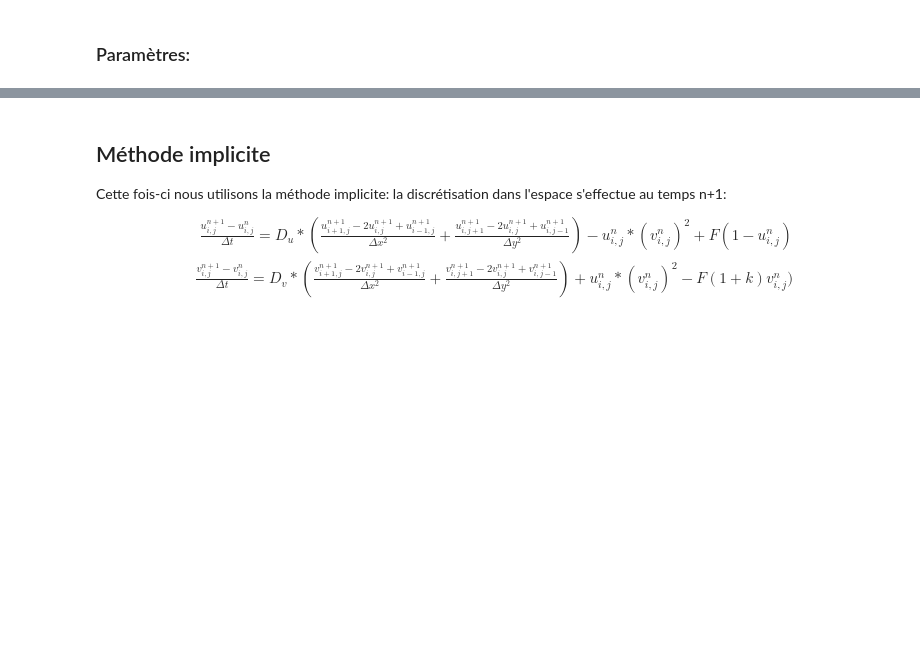
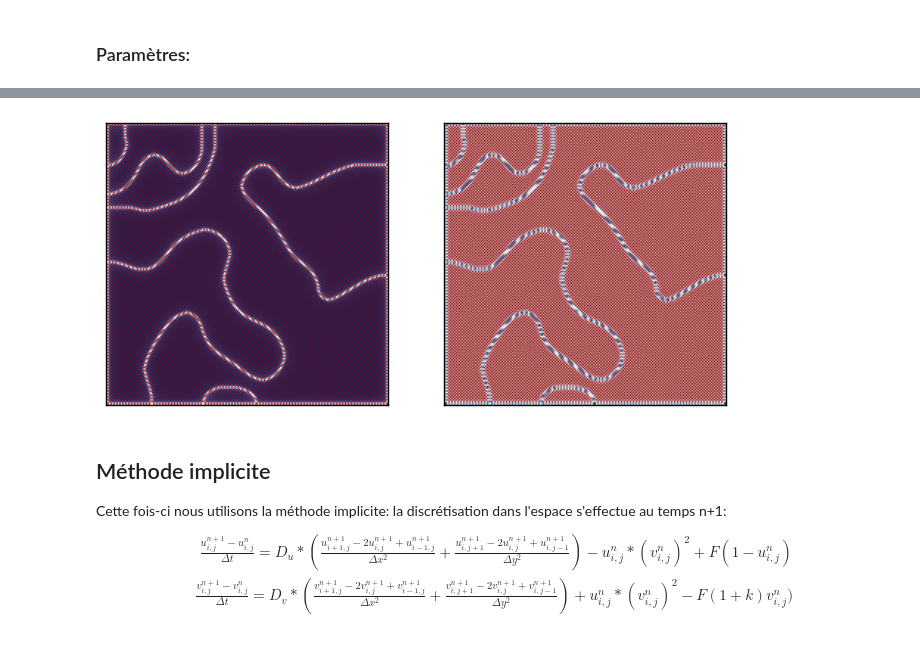
Before and after one commit to be-rays/Module4, a Jupyter notebook: Greyscott.ipynb, the cells around one changed output, grey strips where cells are left out. Cells and saved outputs as stored; diff of their text form; code cells hidden in the pictures; blank space fills up the shorter version.

```diff
--- a/Greyscott.ipynb
+++ b/Greyscott.ipynb
@@ -136,3 +128,13 @@ print(sol[0][100])
+# %%
+fig = pyplot.figure(figsize=(8,5))
+pyplot.subplot(121)
+pyplot.imshow(sol[0], cmap = cm.RdBu)
+pyplot.xticks([]), pyplot.yticks([]);
+pyplot.subplot(122)
+pyplot.imshow(sol[1], cmap = cm.RdBu)
+pyplot.xticks([]), pyplot.yticks([]);
+# %% [output]
+[figure, added]
 # %% [markdown]
 ## Méthode implicite
 
```
Also changed, not shown: parts of 4 cells of this notebook.
